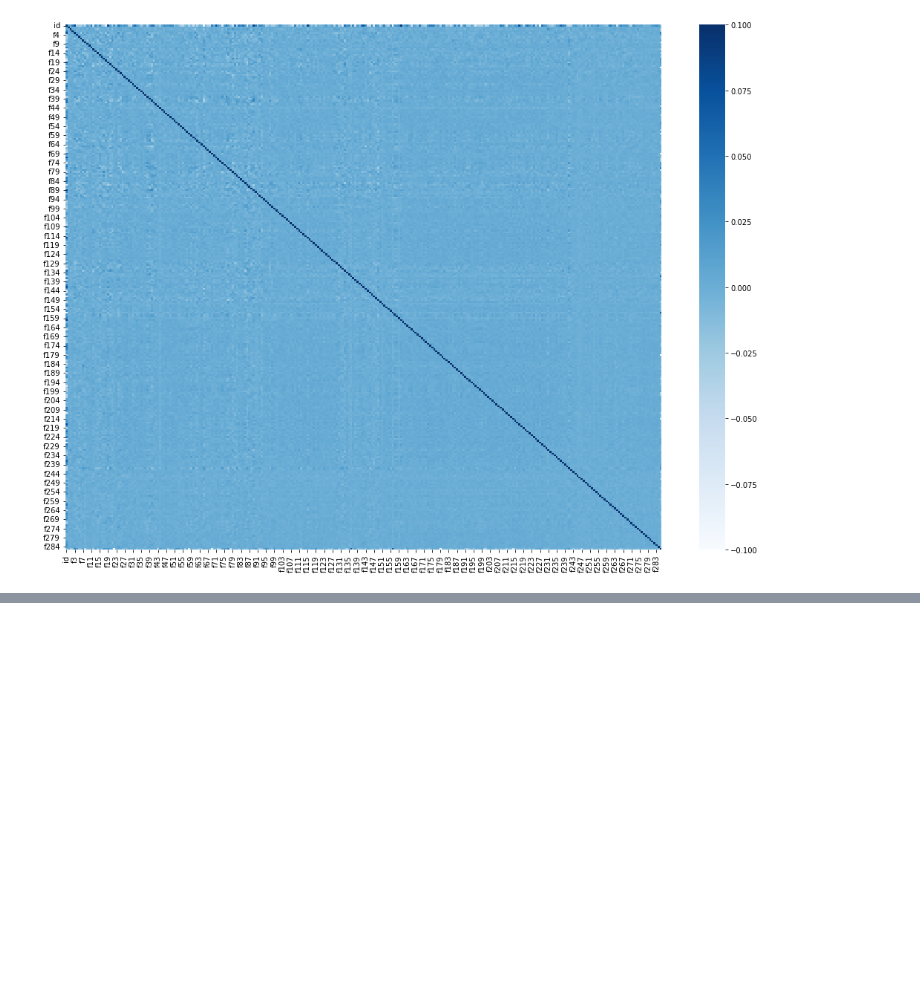
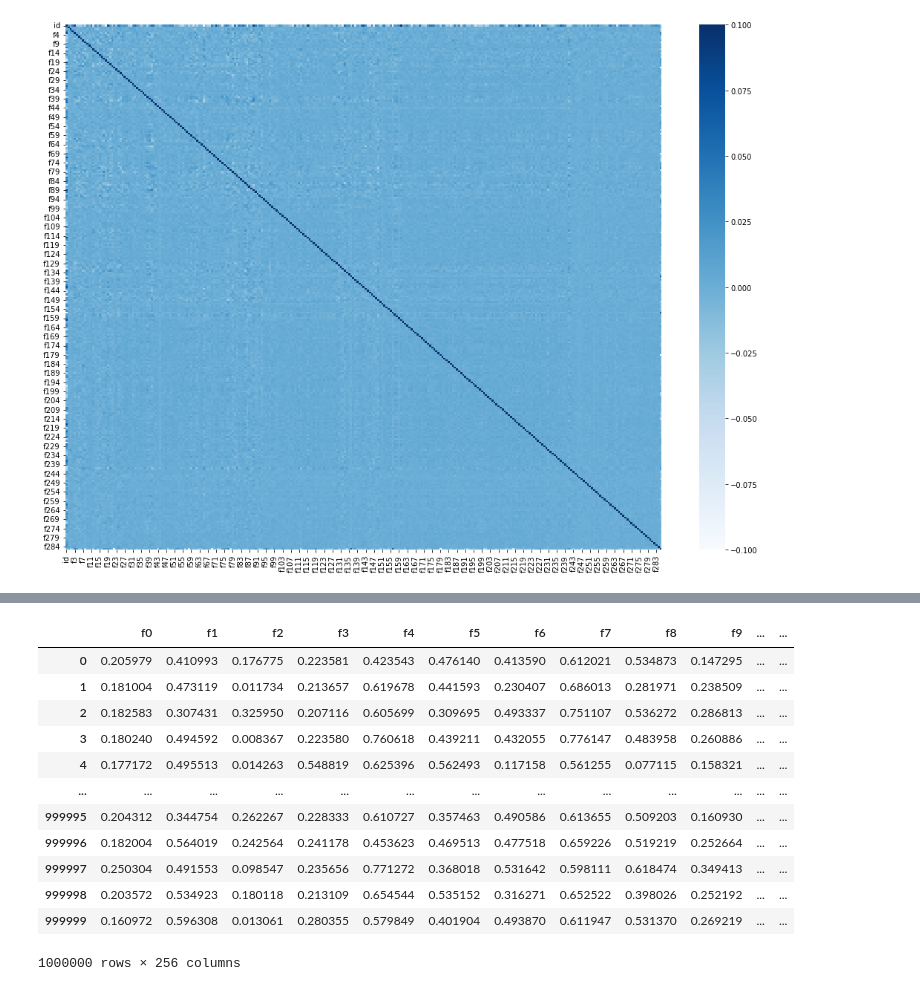
Before and after one commit to AaronWyh/TPS_10, a Jupyter notebook: main.ipynb, the cells around one changed output, grey strips where cells are left out. Saved outputs shown, nothing was run; the diff lists cells and outputs as text; code cells hidden in the pictures; blank space fills up the shorter version.

```diff
--- a/main.ipynb
+++ b/main.ipynb
@@ -149,0 +137,27 @@ save
+# %%
+corr_target = corr_target.apply(lambda x: x if x > 0 else x*(-1)).sort_values()
+# %%
+index_to_drop = list(corr_target[corr_target<0.001].index)
+index_to_drop.append('id')
+# %%
+def drop_columns(data, columns):
+    return data.drop(columns=columns)
+# %%
+train = drop_columns(train, index_to_drop)
+test = drop_columns(test, index_to_drop)
+# %%
+train
+# %% [output]
+|  | f0 | f1 | f2 | f3 | f4 | f5 | f6 | f7 | f8 | f9 | ... | ... |
+| 0 | 0.205979 | 0.410993 | 0.176775 | 0.223581 | 0.423543 | 0.476140 | 0.413590 | 0.612021 | 0.534873 | 0.147295 | ... | ... |
+| 1 | 0.181004 | 0.473119 | 0.011734 | 0.213657 | 0.619678 | 0.441593 | 0.230407 | 0.686013 | 0.281971 | 0.238509 | ... | ... |
+| 2 | 0.182583 | 0.307431 | 0.325950 | 0.207116 | 0.605699 | 0.309695 | 0.493337 | 0.751107 | 0.536272 | 0.286813 | ... | ... |
+| 3 | 0.180240 | 0.494592 | 0.008367 | 0.223580 | 0.760618 | 0.439211 | 0.432055 | 0.776147 | 0.483958 | 0.260886 | ... | ... |
+| 4 | 0.177172 | 0.495513 | 0.014263 | 0.548819 | 0.625396 | 0.562493 | 0.117158 | 0.561255 | 0.077115 | 0.158321 | ... | ... |
+| ... | ... | ... | ... | ... | ... | ... | ... | ... | ... | ... | ... | ... |
+| 999995 | 0.204312 | 0.344754 | 0.262267 | 0.228333 | 0.610727 | 0.357463 | 0.490586 | 0.613655 | 0.509203 | 0.160930 | ... | ... |
+| 999996 | 0.182004 | 0.564019 | 0.242564 | 0.241178 | 0.453623 | 0.469513 | 0.477518 | 0.659226 | 0.519219 | 0.252664 | ... | ... |
+| 999997 | 0.250304 | 0.491553 | 0.098547 | 0.235656 | 0.771272 | 0.368018 | 0.531642 | 0.598111 | 0.618474 | 0.349413 | ... | ... |
+| 999998 | 0.203572 | 0.534923 | 0.180118 | 0.213109 | 0.654544 | 0.535152 | 0.316271 | 0.652522 | 0.398026 | 0.252192 | ... | ... |
+| 999999 | 0.160972 | 0.596308 | 0.013061 | 0.280355 | 0.579849 | 0.401904 | 0.493870 | 0.611947 | 0.531370 | 0.269219 | ... | ... |
+1000000 rows × 256 columns
```
Also changed, not shown: parts of 5 cells of this notebook.
